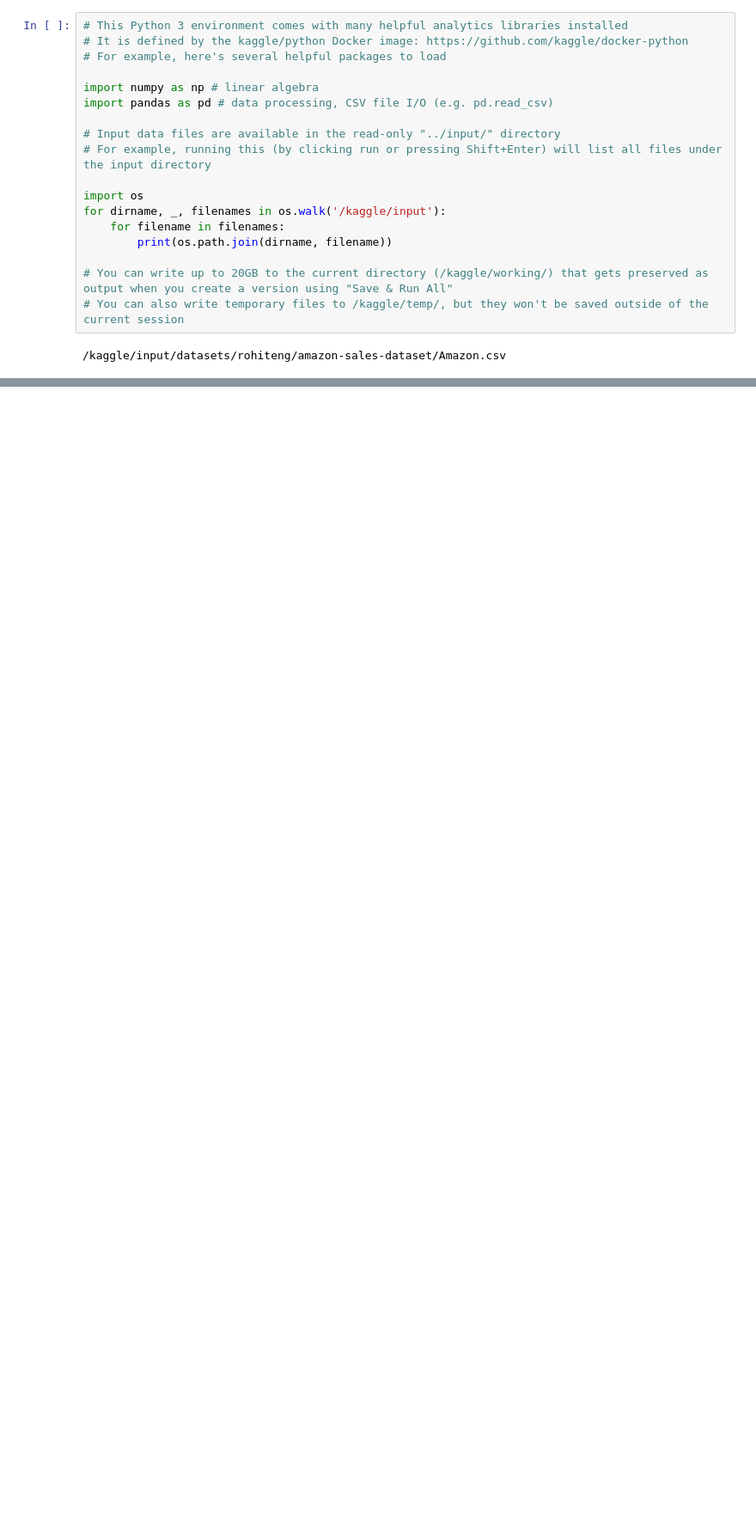
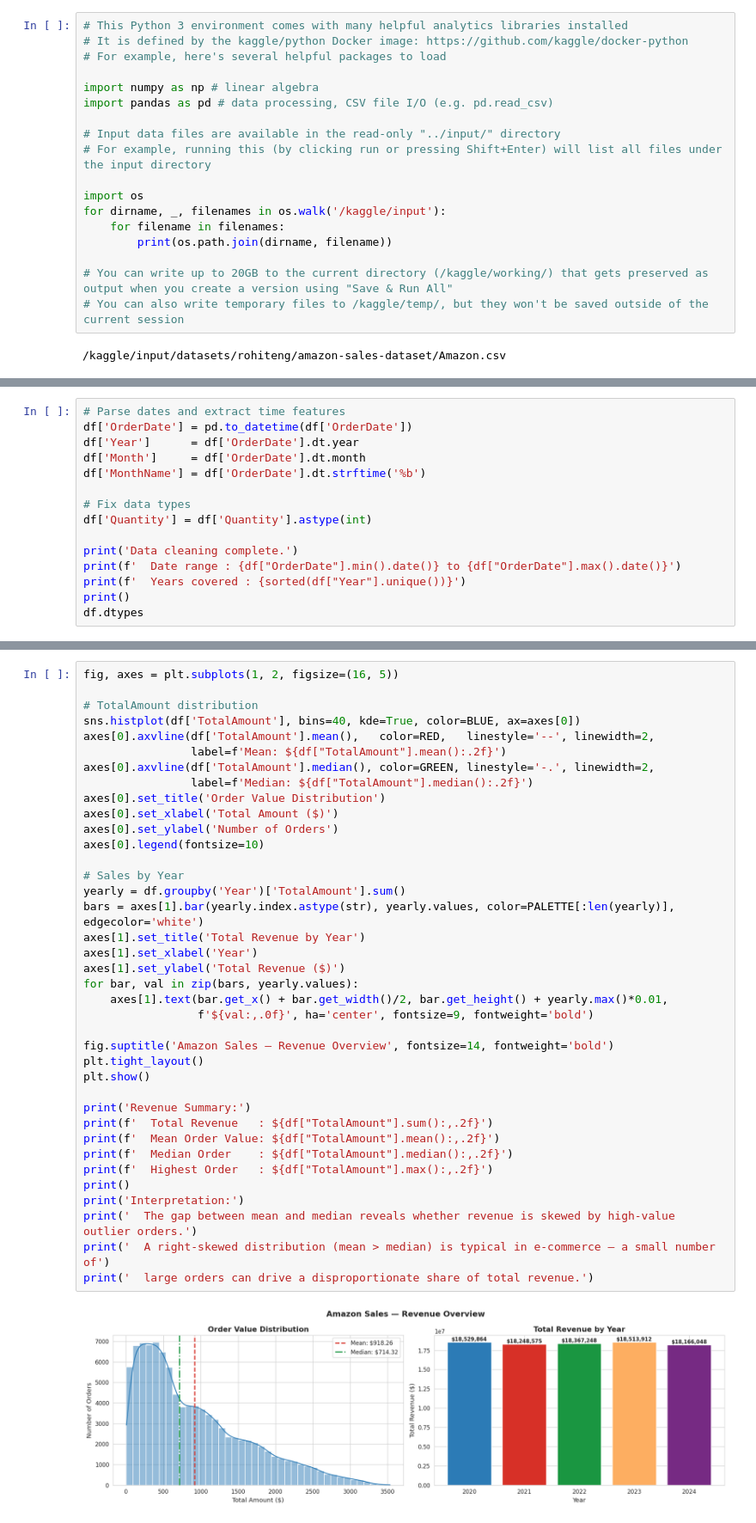
Before and after one commit to noorhuda523/CodeAlpha_AmazonSalesDataset_EDA, a Jupyter notebook: eda-on-amazon-sales-dataset.ipynb, the cells around one changed output, grey strips where cells are left out. Shown at 86% size. Cells and saved outputs as stored; diff of their text form; blank space fills up the shorter version.

```diff
--- a/eda-on-amazon-sales-dataset.ipynb
+++ b/eda-on-amazon-sales-dataset.ipynb
@@ -466,0 +210,15 @@ Sample Category-Product Check:
+# %%
+# Parse dates and extract time features
+df['OrderDate'] = pd.to_datetime(df['OrderDate'])
+df['Year']      = df['OrderDate'].dt.year
+df['Month']     = df['OrderDate'].dt.month
+df['MonthName'] = df['OrderDate'].dt.strftime('%b')
+
+# Fix data types
+df['Quantity'] = df['Quantity'].astype(int)
+
+print('Data cleaning complete.')
+print(f'  Date range : {df["OrderDate"].min().date()} to {df["OrderDate"].max().date()}')
+print(f'  Years covered : {sorted(df["Year"].unique())}')
+print()
+df.dtypes
@@ -466,0 +252,40 @@ Sample Category-Product Check:
+# %%
+fig, axes = plt.subplots(1, 2, figsize=(16, 5))
+
+# TotalAmount distribution
+sns.histplot(df['TotalAmount'], bins=40, kde=True, color=BLUE, ax=axes[0])
+axes[0].axvline(df['TotalAmount'].mean(),   color=RED,   linestyle='--', linewidth=2,
+                label=f'Mean: ${df["TotalAmount"].mean():.2f}')
+axes[0].axvline(df['TotalAmount'].median(), color=GREEN, linestyle='-.', linewidth=2,
+                label=f'Median: ${df["TotalAmount"].median():.2f}')
+axes[0].set_title('Order Value Distribution')
+axes[0].set_xlabel('Total Amount ($)')
+axes[0].set_ylabel('Number of Orders')
+axes[0].legend(fontsize=10)
+
+# Sales by Year
+yearly = df.groupby('Year')['TotalAmount'].sum()
+bars = axes[1].bar(yearly.index.astype(str), yearly.values, color=PALETTE[:len(yearly)], edgecolor='white')
+axes[1].set_title('Total Revenue by Year')
+axes[1].set_xlabel('Year')
+axes[1].set_ylabel('Total Revenue ($)')
+for bar, val in zip(bars, yearly.values):
+    axes[1].text(bar.get_x() + bar.get_width()/2, bar.get_height() + yearly.max()*0.01,
+                 f'${val:,.0f}', ha='center', fontsize=9, fontweight='bold')
+
+fig.suptitle('Amazon Sales — Revenue Overview', fontsize=14, fontweight='bold')
+plt.tight_layout()
+plt.show()
+
+print('Revenue Summary:')
+print(f'  Total Revenue   : ${df["TotalAmount"].sum():,.2f}')
+print(f'  Mean Order Value: ${df["TotalAmount"].mean():,.2f}')
+print(f'  Median Order    : ${df["TotalAmount"].median():,.2f}')
+print(f'  Highest Order   : ${df["TotalAmount"].max():,.2f}')
+print()
+print('Interpretation:')
+print('  The gap between mean and median reveals whether revenue is skewed by high-value outlier orders.')
+print('  A right-skewed distribution (mean > median) is typical in e-commerce — a small number of')
+print('  large orders can drive a disproportionate share of total revenue.')
+# %% [output]
+[figure, added]
```
Also changed, not shown: parts of 66 cells of this notebook.
